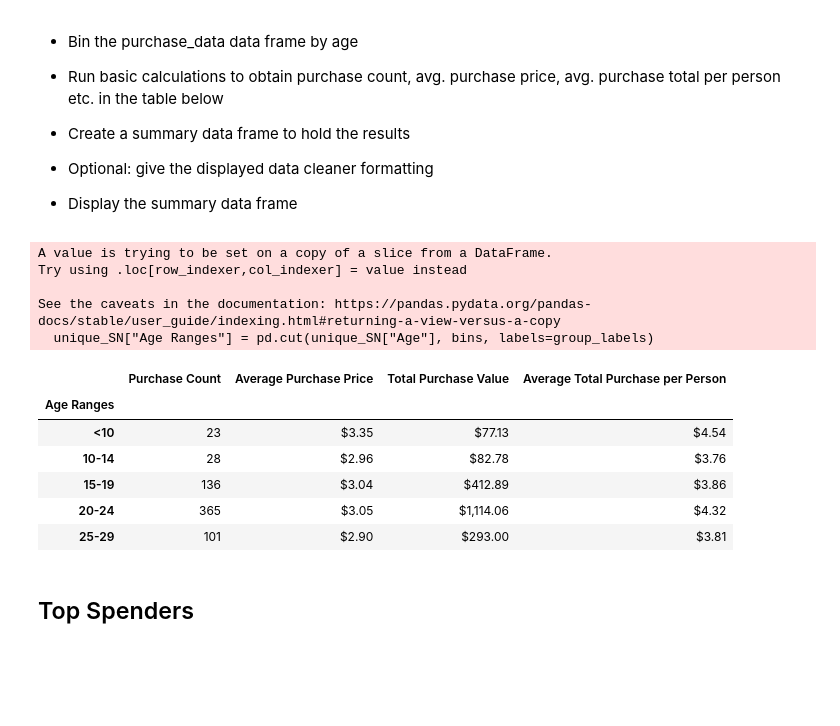
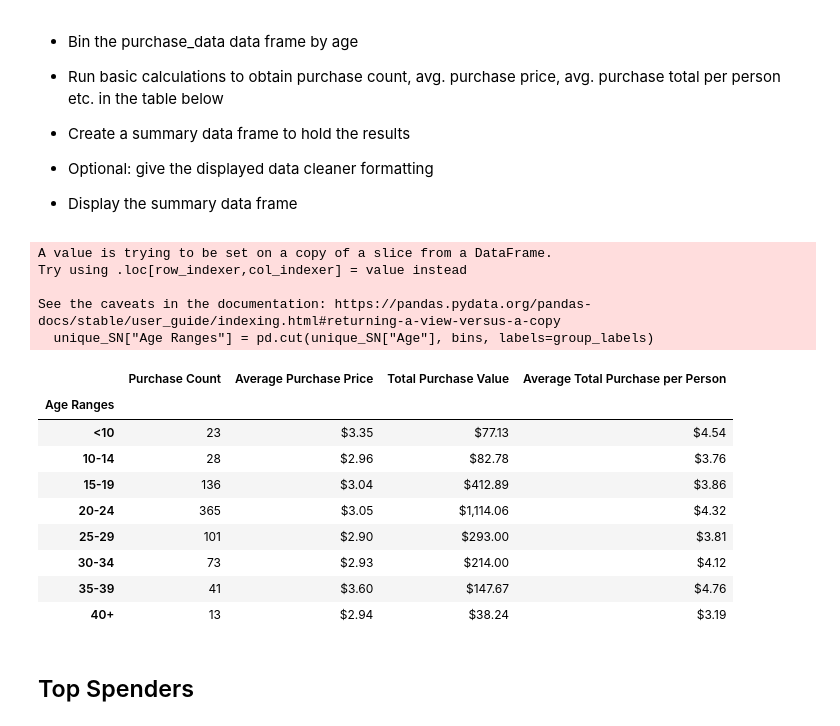
Before and after one commit to lovenalee/pandas-challenge, a Jupyter notebook: HeroesOfPymoli/HeroesOfPymoli_starter.ipynb, the cells around one changed output. Saved outputs shown, nothing was run; the diff lists cells and outputs as text; code cells hidden in the pictures; blank space fills up the shorter version.

```diff
--- a/HeroesOfPymoli/HeroesOfPymoli_starter.ipynb
+++ b/HeroesOfPymoli/HeroesOfPymoli_starter.ipynb
@@ -239,34 +239,37 @@ age_ranges_count = pd.DataFrame(purchase_data_age["Purchase ID"].count())
 age_ranges_count = age_ranges_count.rename(columns={"Purchase ID":"Purchase Count"})
 
 PT = pd.DataFrame(purchase_data_age["Price"].sum())
 PT = PT.rename(columns={"Price":"Total Purchase Value"})
 
 
 pp_avg = pd.DataFrame(purchase_data_age["Price"].sum()/purchase_data_age["Purchase ID"].count())
 pp_avg = pp_avg.rename(columns={0:"Average Purchase Price"})
 
 Tpp_avg = pd.DataFrame(purchase_data_age["Price"].sum()/unique_SN_age["SN"].count())
 Tpp_avg = Tpp_avg.rename(columns={0:"Average Total Purchase per Person"})
 
 purchasing_analysis_age = age_ranges_count.merge(pp_avg.merge(PT.merge(Tpp_avg, on="Age Ranges"), on = "Age Ranges"),on="Age Ranges")
 purchasing_analysis_age["Average Purchase Price"]=purchasing_analysis_age["Average Purchase Price"].astype(float).map("${:,.2f}".format)
 purchasing_analysis_age["Total Purchase Value"]=purchasing_analysis_age["Total Purchase Value"].astype(float).map("${:,.2f}".format)
 purchasing_analysis_age["Average Total Purchase per Person"]=purchasing_analysis_age["Average Total Purchase per Person"].astype(float).map("${:,.2f}".format)
 
-purchasing_analysis_age.head()
+purchasing_analysis_age
 # %% [output]
 A value is trying to be set on a copy of a slice from a DataFrame.
 Try using .loc[row_indexer,col_indexer] = value instead
 
 See the caveats in the documentation: https://pandas.pydata.org/pandas-docs/stable/user_guide/indexing.html#returning-a-view-versus-a-copy
   unique_SN["Age Ranges"] = pd.cut(unique_SN["Age"], bins, labels=group_labels)
 |  | Purchase Count | Average Purchase Price | Total Purchase Value | Average Total Purchase per Person |
 | Age Ranges |  |  |  |  |
 | <10 | 23 | $3.35 | $77.13 | $4.54 |
 | 10-14 | 28 | $2.96 | $82.78 | $3.76 |
 | 15-19 | 136 | $3.04 | $412.89 | $3.86 |
 | 20-24 | 365 | $3.05 | $1,114.06 | $4.32 |
 | 25-29 | 101 | $2.90 | $293.00 | $3.81 |
+| 30-34 | 73 | $2.93 | $214.00 | $4.12 |
+| 35-39 | 41 | $3.60 | $147.67 | $4.76 |
+| 40+ | 13 | $2.94 | $38.24 | $3.19 |
 # %% [markdown]
 ## Top Spenders
 # %% [markdown]
```
Also changed, not shown: parts of 2 cells of this notebook.
